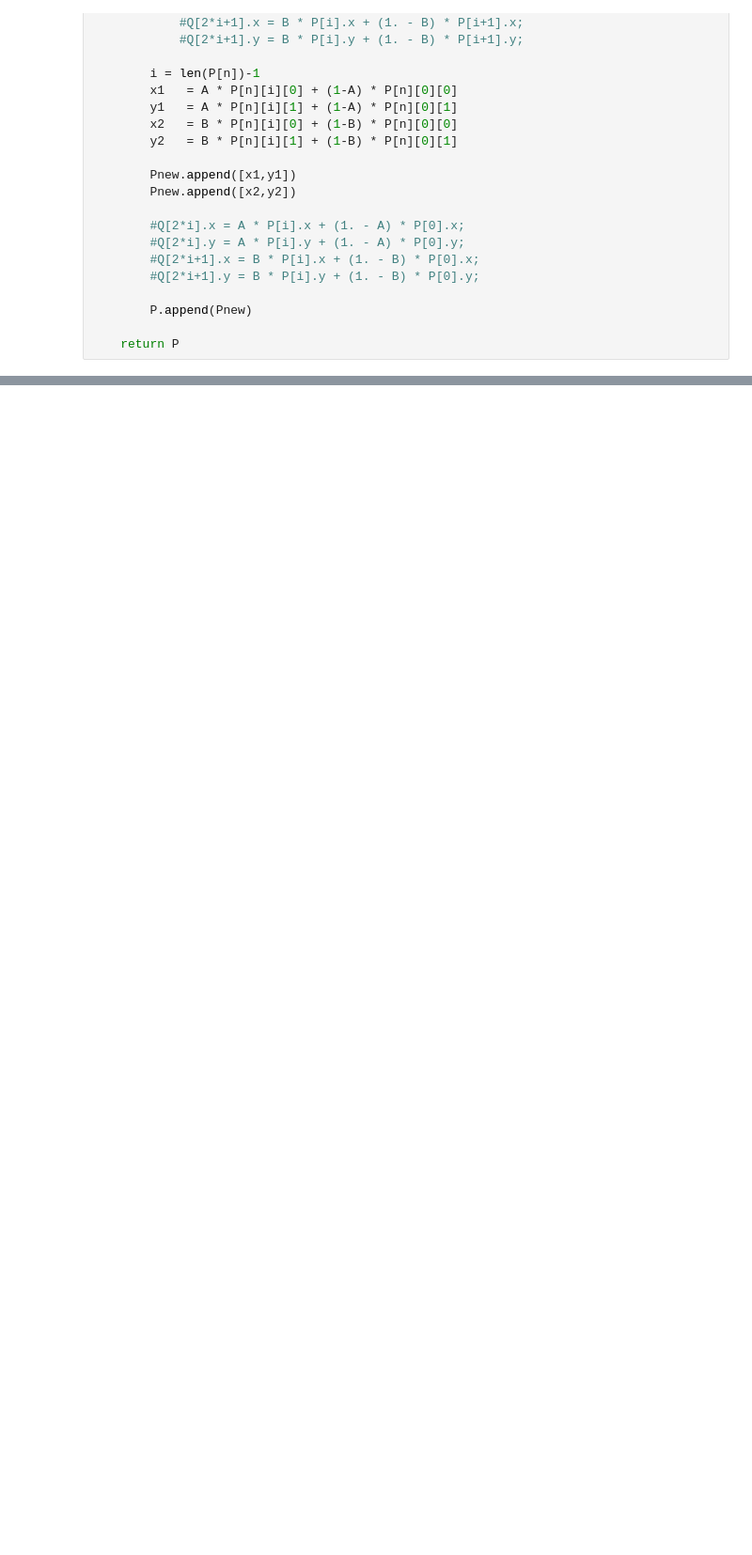
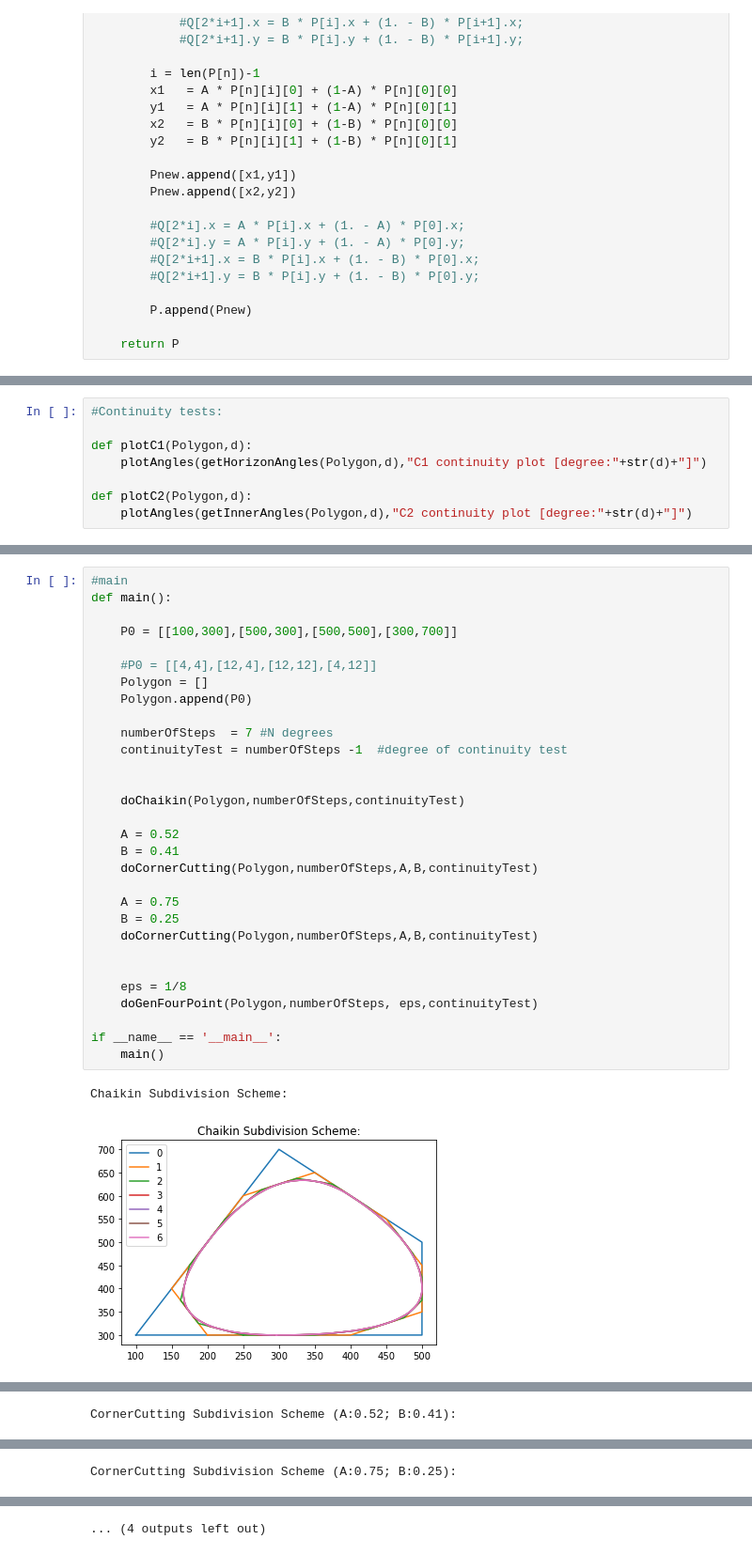
Before and after one commit to Dogmeat-Ix/MOSIG_Graphics, a Jupyter notebook: MOSIG_CGII_FOR_STUDENTS/CurveSubdivision.ipynb, the cells around one changed output, grey strips where cells are left out. Shown at 94% size. Drawn from its saved outputs; the diff is of its cells as text; blank space fills up the shorter version.

```diff
--- a/MOSIG_CGII_FOR_STUDENTS/CurveSubdivision.ipynb
+++ b/MOSIG_CGII_FOR_STUDENTS/CurveSubdivision.ipynb
@@ -148,0 +201,8 @@ CornerCutting Subdivision Scheme (A:0.75; B:0.25):
+# %%
+#Continuity tests:
+
+def plotC1(Polygon,d):
+    plotAngles(getHorizonAngles(Polygon,d),"C1 continuity plot [degree:"+str(d)+"]")
+
+def plotC2(Polygon,d):
+    plotAngles(getInnerAngles(Polygon,d),"C2 continuity plot [degree:"+str(d)+"]")
@@ -148,0 +237,33 @@ CornerCutting Subdivision Scheme (A:0.75; B:0.25):
+# %%
+#main
+def main():
+
+    P0 = [[100,300],[500,300],[500,500],[300,700]]
+
+    #P0 = [[4,4],[12,4],[12,12],[4,12]]
+    Polygon = []
+    Polygon.append(P0)
+
+    numberOfSteps  = 7 #N degrees
+    continuityTest = numberOfSteps -1  #degree of continuity test
+
+
+    doChaikin(Polygon,numberOfSteps,continuityTest)
+
+    A = 0.52
+    B = 0.41
+    doCornerCutting(Polygon,numberOfSteps,A,B,continuityTest)
+
+    A = 0.75
+    B = 0.25
+    doCornerCutting(Polygon,numberOfSteps,A,B,continuityTest)
+
+
+    eps = 1/8
+    doGenFourPoint(Polygon,numberOfSteps, eps,continuityTest)
+
+if __name__ == '__main__':
+    main()
+# %% [output]
+Chaikin Subdivision Scheme:
+[figure, added]
@@ -148,0 +272 @@ CornerCutting Subdivision Scheme (A:0.75; B:0.25):
+CornerCutting Subdivision Scheme (A:0.52; B:0.41):
@@ -148,0 +276 @@ CornerCutting Subdivision Scheme (A:0.75; B:0.25):
+CornerCutting Subdivision Scheme (A:0.75; B:0.25):
@@ -148,0 +280 @@ CornerCutting Subdivision Scheme (A:0.75; B:0.25):
+... (4 outputs left out)
```
Also changed, not shown: parts of 6 cells of this notebook.
